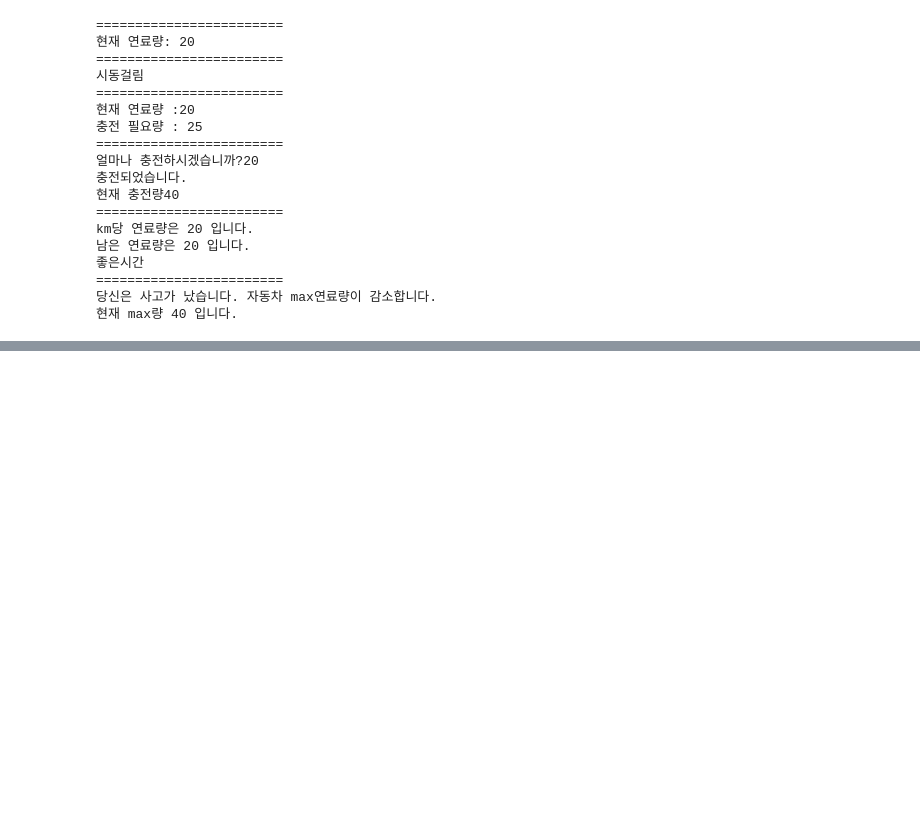
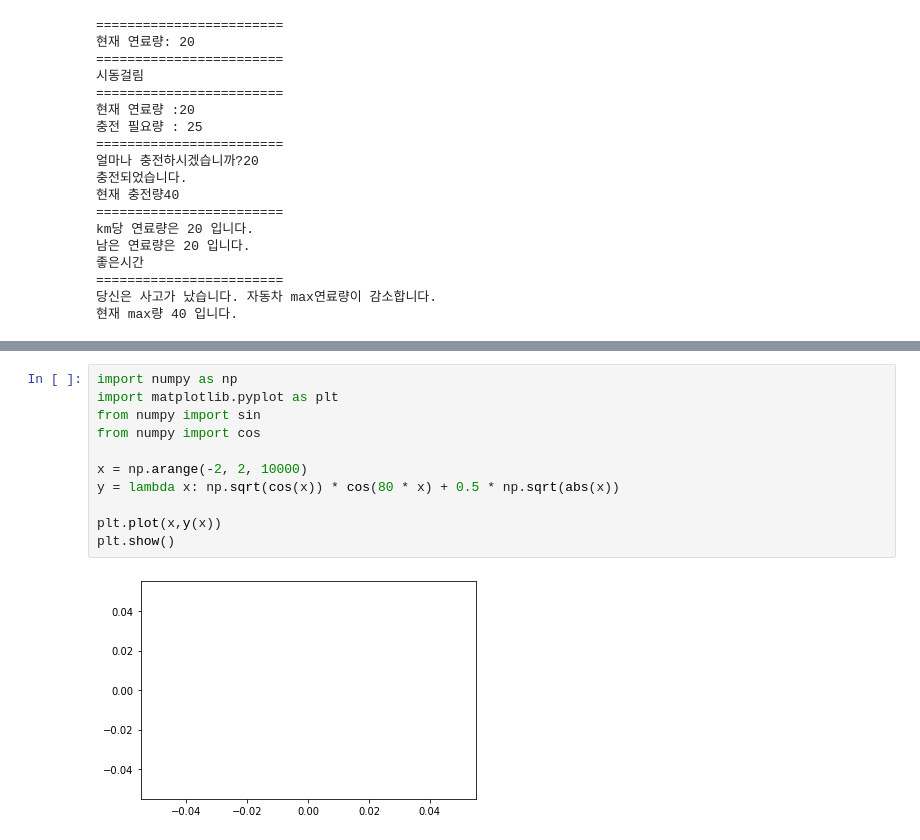
Before and after one commit to ShinJooah/AI4.0, a Jupyter notebook: AI_0801.ipynb, the cells around one changed output, grey strips where cells are left out. Cells and saved outputs as stored; diff of their text form; blank space fills up the shorter version.

```diff
--- a/AI_0801.ipynb
+++ b/AI_0801.ipynb
@@ -148,0 +198,13 @@ km당 연료량은 20 입니다.
+# %%
+import numpy as np
+import matplotlib.pyplot as plt
+from numpy import sin
+from numpy import cos
+
+x = np.arange(-2, 2, 10000)
+y = lambda x: np.sqrt(cos(x)) * cos(80 * x) + 0.5 * np.sqrt(abs(x))
+
+plt.plot(x,y(x))
+plt.show()
+# %% [output]
+[figure, added]
```
Also changed, not shown: parts of 3 cells of this notebook.
